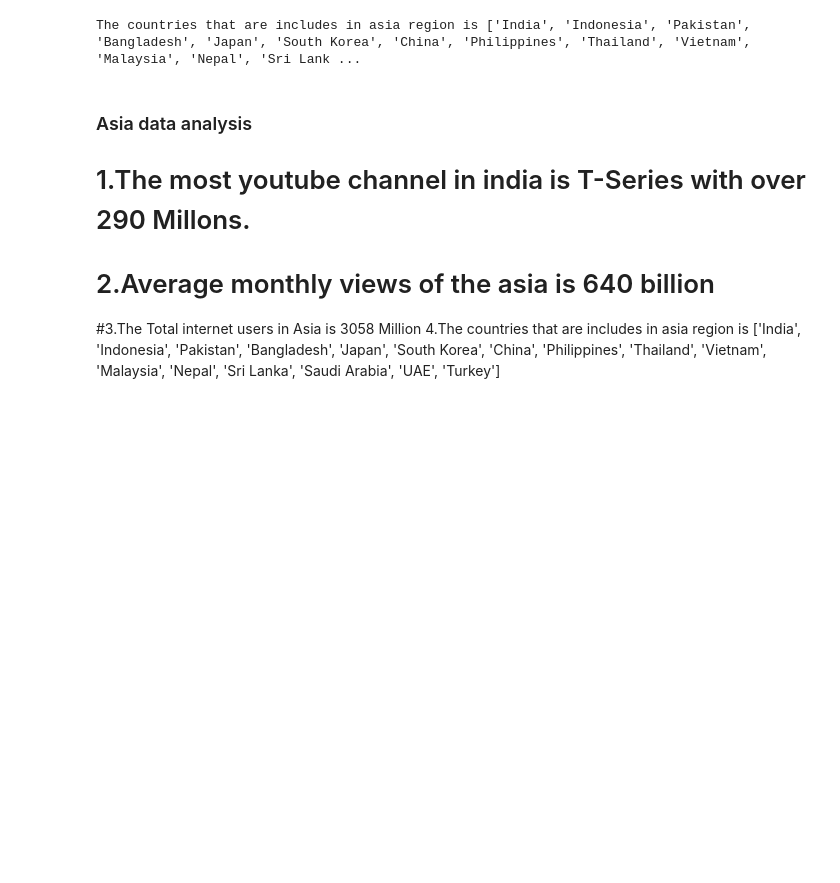
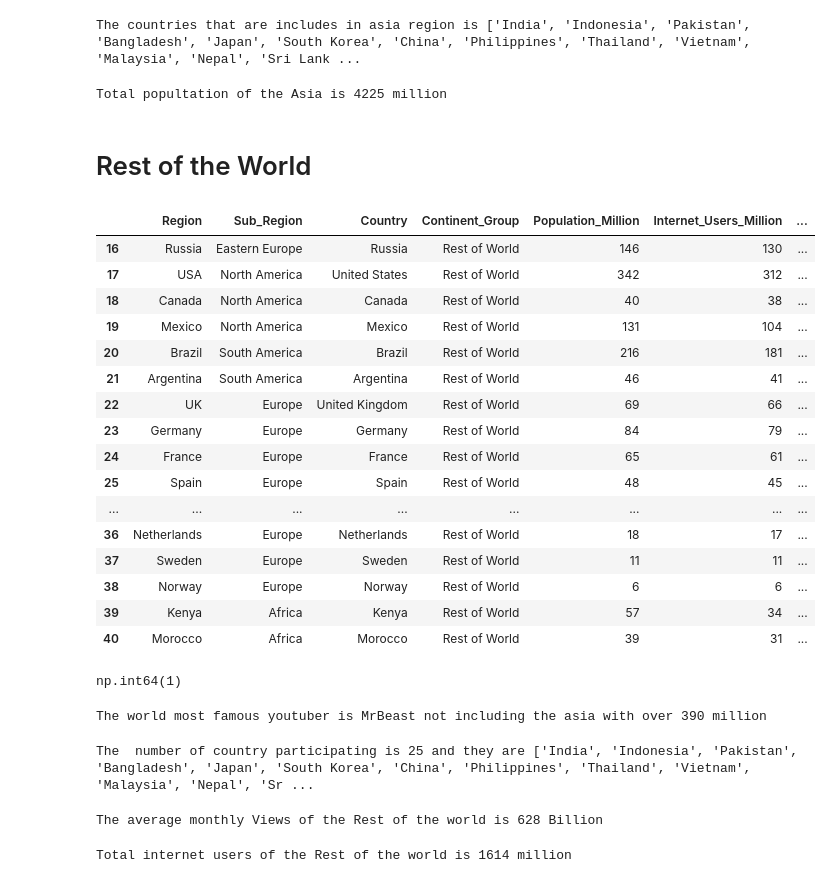
Before and after one commit to Venux09/Influencer-data-project, a Jupyter notebook: Asia vs World Views competetion/data_analysis.ipynb, the cells around one changed output. Saved outputs shown, nothing was run; the diff lists cells and outputs as text; code cells hidden in the pictures; blank space fills up the shorter version.

Commit message:
add : data analysis and important insights added

```diff
--- a/Asia vs World Views competetion/data_analysis.ipynb
+++ b/Asia vs World Views competetion/data_analysis.ipynb
@@ -93,9 +93,60 @@ countries
 countries_asia = print(f'The countries that are includes in asia region is {countries}')
 # %% [output]
 The countries that are includes in asia region is ['India', 'Indonesia', 'Pakistan', 'Bangladesh', 'Japan', 'South Korea', 'China', 'Philippines', 'Thailand', 'Vietnam', 'Malaysia', 'Nepal', 'Sri Lank ...
-# %% [markdown]
-### Asia data analysis
-# 1.The most youtube channel in india is T-Series with over 290 Millons.
-# 2.Average monthly views of the asia is 640 billion
-#3.The Total internet users in Asia is 3058 Million
-4.The countries that are includes in asia region is ['India', 'Indonesia', 'Pakistan', 'Bangladesh', 'Japan', 'South Korea', 'China', 'Philippines', 'Thailand', 'Vietnam', 'Malaysia', 'Nepal', 'Sri Lanka', 'Saudi Arabia', 'UAE', 'Turkey']
+# %%
+#total population
+Total_P = int(np.sum(asian_creator['Population_Million']))
+Total_poputtion  = print(f'Total popultation of the Asia is {Total_P} million')
+# %% [output]
+Total popultation of the Asia is 4225 million
+# %% [markdown]
+# Rest of the World
+# %%
+world_creator = df.loc[16:40]
+world_creator
+# %% [output]
+|  | Region | Sub_Region | Country | Continent_Group | Population_Million | Internet_Users_Million | ... |
+| 16 | Russia | Eastern Europe | Russia | Rest of World | 146 | 130 | ... |
+| 17 | USA | North America | United States | Rest of World | 342 | 312 | ... |
+| 18 | Canada | North America | Canada | Rest of World | 40 | 38 | ... |
+| 19 | Mexico | North America | Mexico | Rest of World | 131 | 104 | ... |
+| 20 | Brazil | South America | Brazil | Rest of World | 216 | 181 | ... |
+| 21 | Argentina | South America | Argentina | Rest of World | 46 | 41 | ... |
+| 22 | UK | Europe | United Kingdom | Rest of World | 69 | 66 | ... |
+| 23 | Germany | Europe | Germany | Rest of World | 84 | 79 | ... |
+| 24 | France | Europe | France | Rest of World | 65 | 61 | ... |
+| 25 | Spain | Europe | Spain | Rest of World | 48 | 45 | ... |
+| ... | ... | ... | ... | ... | ... | ... | ... |
+| 36 | Netherlands | Europe | Netherlands | Rest of World | 18 | 17 | ... |
+| 37 | Sweden | Europe | Sweden | Rest of World | 11 | 11 | ... |
+| 38 | Norway | Europe | Norway | Rest of World | 6 | 6 | ... |
+| 39 | Kenya | Africa | Kenya | Rest of World | 57 | 34 | ... |
+| 40 | Morocco | Africa | Morocco | Rest of World | 39 | 31 | ... |
+# %%
+np.argmax(world_creator['Top_Creator_Subs_Million'])
+# %% [output]
+np.int64(1)
+# %%
+#top creator
+top_creator = world_creator.at[17,'Top_Creator']
+Top_youtuber = print(f"The world most famous youtuber is {top_creator} not including the asia with over {int(np.max(world_creator['Top_Creator_Subs_Million']))} million")
+# %% [output]
+The world most famous youtuber is MrBeast not including the asia with over 390 million
+# %%
+conuntries = list(world_creator['Region'])
+Country  = print (f'The  number of country participating is 25 and they are {countries}')
+# %% [output]
+The  number of country participating is 25 and they are ['India', 'Indonesia', 'Pakistan', 'Bangladesh', 'Japan', 'South Korea', 'China', 'Philippines', 'Thailand', 'Vietnam', 'Malaysia', 'Nepal', 'Sr ...
+# %%
+#avg monthly views in Rest of the world
+views =int( np.sum(world_creator['Average_Monthly_Views_Billion']))
+Avg_views = print(f'The average monthly Views of the Rest of the world is {views} Billion')
+Avg_views
+# %% [output]
+The average monthly Views of the Rest of the world is 628 Billion
+# %%
+#Total internet users in the world
+users =int( np.sum(world_creator['Internet_Users_Million']))
+Total_internet_users = print(f'Total internet users of the Rest of the world is {users} million')
+# %% [output]
+Total internet users of the Rest of the world is 1614 million
```
Also changed, not shown: parts of 3 cells of this notebook, 2 other files.
